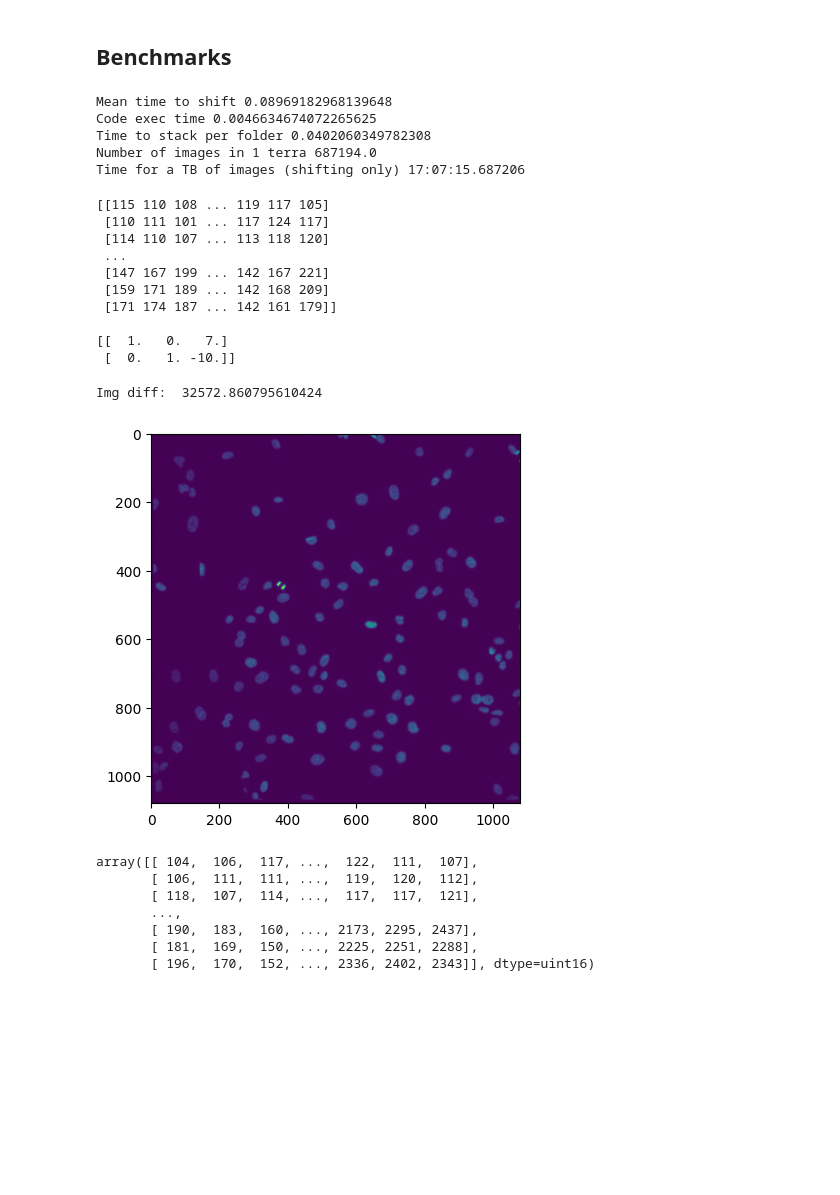
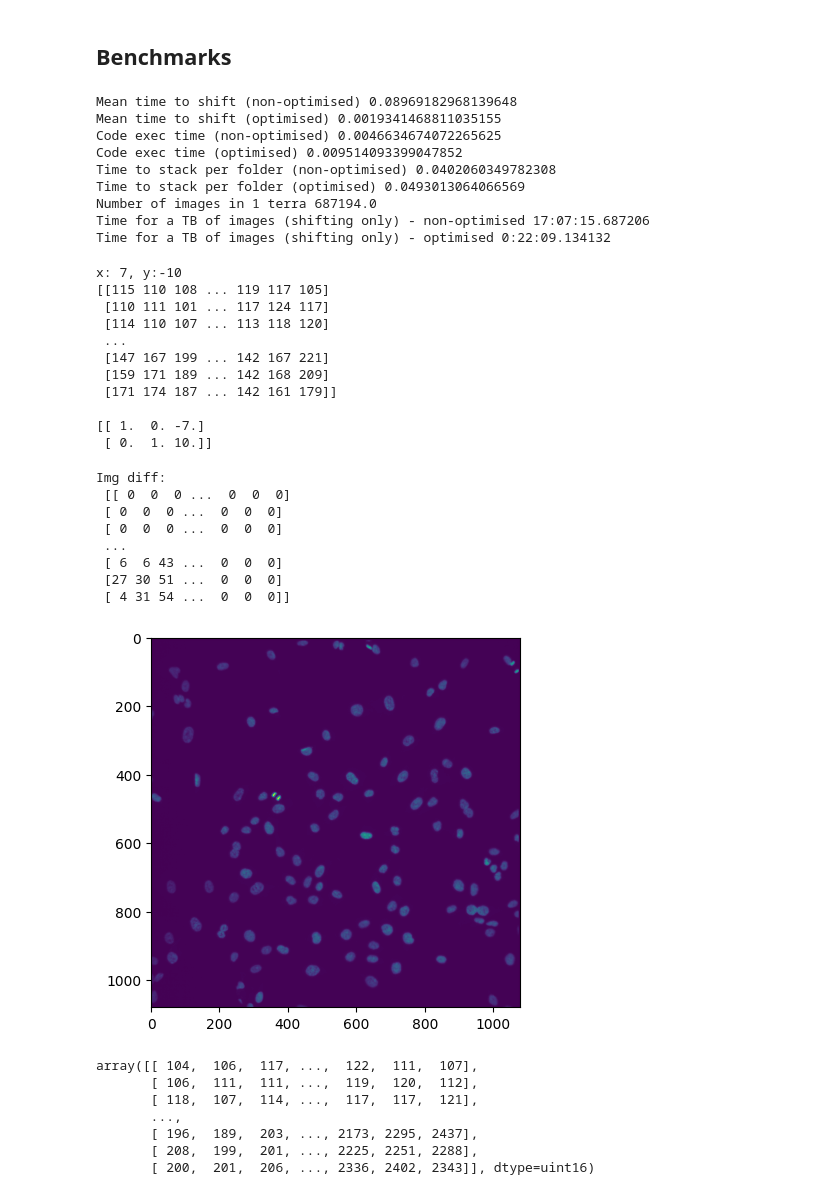
Before and after one commit to jp95981/ImageTranslator, a Jupyter notebook: something.ipynb, the cells around one changed output. Cells and saved outputs as stored; diff of their text form; code cells hidden in the pictures; blank space fills up the shorter version.

```diff
--- a/something.ipynb
+++ b/something.ipynb
@@ -156,14 +156,34 @@ nums = [
     0.08513998985290527,
     0.0842292308807373
 ]
+
+nums_updated = [
+    0.004021883010864258,
+    0.0015270709991455078,
+    0.0013587474822998047,
+    0.0013439655303955078,
+    0.0014190673828125
+]
+
 mean_time = np.mean(nums)
+mean_time_updated = np.mean(nums_updated)
+
 total_overlay_time = 0.453122615814209
-print("Mean time to shift", mean_time)
-print("Code exec time", total_overlay_time - np.sum(nums))
+total_overlay_time_updated = 0.01918482780456543
+
+print("Mean time to shift (non-optimised)", mean_time)
+print("Mean time to shift (optimised)", mean_time_updated)
+
+print("Code exec time (non-optimised)", total_overlay_time - np.sum(nums))
+print("Code exec time (optimised)", total_overlay_time_updated - np.sum(nums_updated))
 
 stack_time = 0.12061810493469238 # time to stack images in 3 folders
+stack_time_updated = 0.1479039192199707
+
 stack_time_per_folder = stack_time / 3
-print("Time to stack per folder", stack_time_per_folder)
+stack_time_per_folder_updated = stack_time_updated / 3
+print("Time to stack per folder (non-optimised)", stack_time_per_folder)
+print("Time to stack per folder (optimised)", stack_time_per_folder_updated)
 
 TIFF_SIZE_BITS = 12800000 # 1.6MB in bits
 TIFF_SIZE_BYTES = TIFF_SIZE_BITS / 8
@@ -172,13 +192,19 @@ num_of_images_in_terra = TERRA_BYTES // TIFF_SIZE_BYTES
 print("Number of images in 1 terra", num_of_images_in_terra)
 
 t = str(datetime.timedelta(seconds=num_of_images_in_terra * mean_time))
-print("Time for a TB of images (shifting only)", t)
+t_updated = str(datetime.timedelta(seconds=num_of_images_in_terra * mean_time_updated))
+print("Time for a TB of images (shifting only) - non-optimised", t)
+print("Time for a TB of images (shifting only) - optimised", t_updated)
 # %% [output]
-Mean time to shift 0.08969182968139648
-Code exec time 0.0046634674072265625
-Time to stack per folder 0.0402060349782308
+Mean time to shift (non-optimised) 0.08969182968139648
+Mean time to shift (optimised) 0.0019341468811035155
+Code exec time (non-optimised) 0.0046634674072265625
+Code exec time (optimised) 0.009514093399047852
+Time to stack per folder (non-optimised) 0.0402060349782308
+Time to stack per folder (optimised) 0.0493013064066569
 Number of images in 1 terra 687194.0
-Time for a TB of images (shifting only) 17:07:15.687206
+Time for a TB of images (shifting only) - non-optimised 17:07:15.687206
+Time for a TB of images (shifting only) - optimised 0:22:09.134132
 # %%
 import cv2 as cv
 import numpy as np
@@ -186,12 +212,14 @@ import numpy as np
 img1 = tiff.imread("./data/Rnd1_D3/HOECHST 33342_collated.tiff")
 img2 = tiff.imread("./data/Rnd2_D3/HOECHST 33342_collated.tiff")
 x, y = diff_12
-transform = np.float32([[1,0, x], [0,1, y]])
+print(f"x: {x}, y:{y}")
+transform = np.float32([[1,0, -x], [0,1, -y]])
 
 print(img2)
 print()
 print(transform)
 # %% [output]
+x: 7, y:-10
 [[115 110 108 ... 119 117 105]
  [110 111 101 ... 117 124 117]
  [114 110 107 ... 113 118 120]
@@ -200,19 +228,28 @@ print(transform)
  [159 171 189 ... 142 168 209]
  [171 174 187 ... 142 161 179]]
 
-[[  1.   0.   7.]
- [  0.   1. -10.]]
+[[ 1.  0. -7.]
+ [ 0.  1. 10.]]
 # %%
-shifted_cv = cv.warpAffine(img2, transform, (img1.shape[0], img1.shape[1]))
-diff = np.mean(shifted_cv - img2_shift)
-print("Img diff: ", diff)
+shifted_cv = cv.warpAffine(img2, transform, (img2.shape[0], img2.shape[1]))
+img2_shift = ndimage.shift(img2, diff_12)
+
+diff = (shifted_cv - img2_shift)
+print("Img diff: \n", diff)
 plt.imshow(shifted_cv)
 plt.show()
 # %% [output]
-Img diff:  32572.860795610424
+Img diff:
+ [[ 0  0  0 ...  0  0  0]
+ [ 0  0  0 ...  0  0  0]
+ [ 0  0  0 ...  0  0  0]
+ ...
+ [ 6  6 43 ...  0  0  0]
+ [27 30 51 ...  0  0  0]
+ [ 4 31 54 ...  0  0  0]]
-[figure, old version]
+[figure, new version]
 # %%
-both = np.max(np.stack([img2_shift, img1]), axis=0)
+both = np.max(np.stack([shifted_cv, img1]), axis=0)
 
 both
 # %% [output]
@@ -220,9 +257,9 @@ array([[ 104,  106,  117, ...,  122,  111,  107],
        [ 106,  111,  111, ...,  119,  120,  112],
        [ 118,  107,  114, ...,  117,  117,  121],
        ...,
-       [ 190,  183,  160, ..., 2173, 2295, 2437],
-       [ 181,  169,  150, ..., 2225, 2251, 2288],
-       [ 196,  170,  152, ..., 2336, 2402, 2343]], dtype=uint16)
+       [ 196,  189,  203, ..., 2173, 2295, 2437],
+       [ 208,  199,  201, ..., 2225, 2251, 2288],
+       [ 200,  201,  206, ..., 2336, 2402, 2343]], dtype=uint16)
 # %%
 plt.figure(figsize=(20, 20))
 plt.subplot(1, 4, 1)
```
Also changed, not shown: parts of 1 cell of this notebook, 3 other files.
